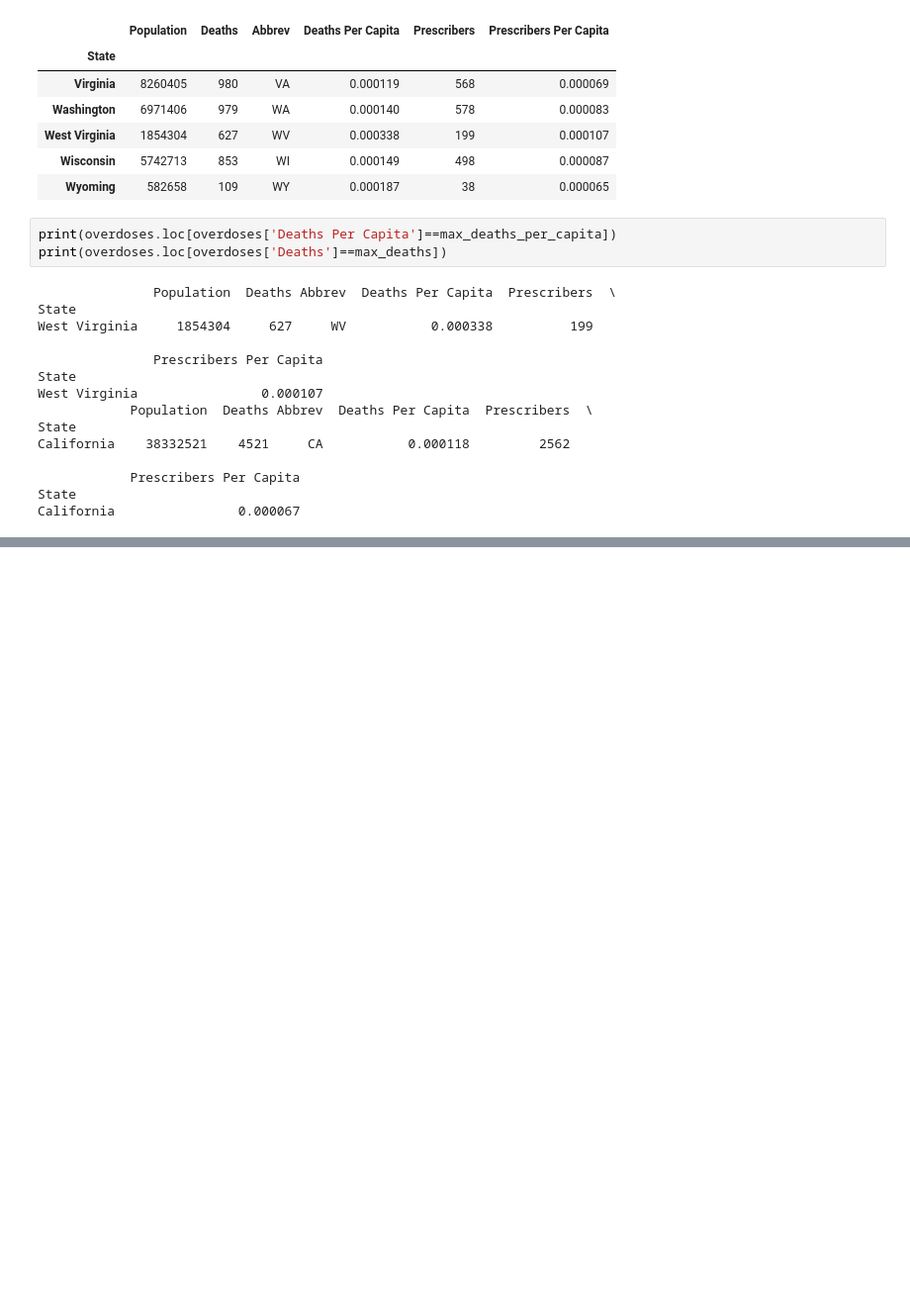
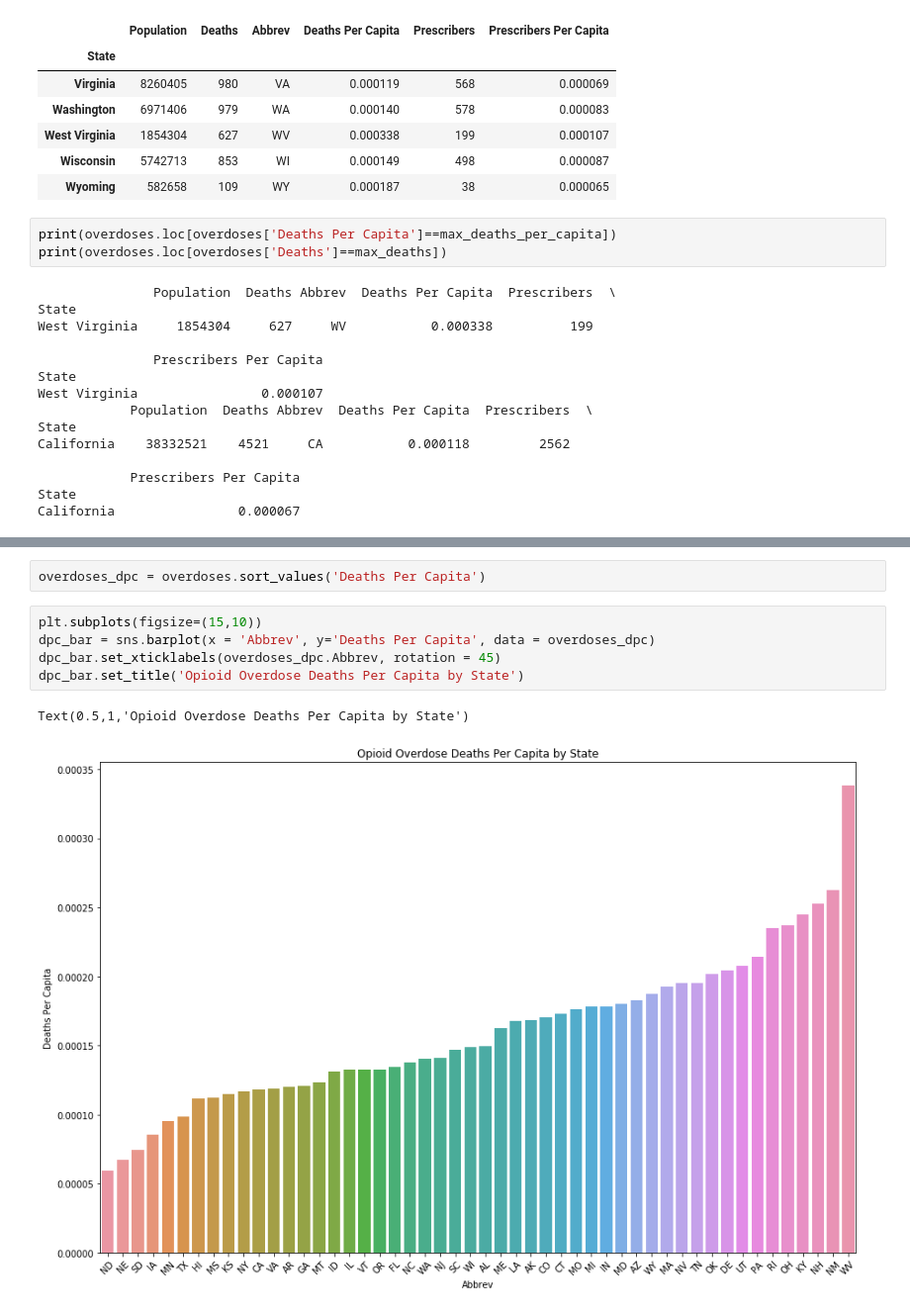
Before and after one commit to ryatchak/springboard, a Jupyter notebook: sandbox/us_opiatedata_kaggle.ipynb, the cells around one changed output, grey strips where cells are left out. Shown at 99% size. Saved outputs shown, nothing was run; the diff lists cells and outputs as text; blank space fills up the shorter version.

```diff
--- a/sandbox/us_opiatedata_kaggle.ipynb
+++ b/sandbox/us_opiatedata_kaggle.ipynb
@@ -114,0 +170,10 @@ California                0.000067
+# %%
+overdoses_dpc = overdoses.sort_values('Deaths Per Capita')
+# %%
+plt.subplots(figsize=(15,10))
+dpc_bar = sns.barplot(x = 'Abbrev', y='Deaths Per Capita', data = overdoses_dpc)
+dpc_bar.set_xticklabels(overdoses_dpc.Abbrev, rotation = 45)
+dpc_bar.set_title('Opioid Overdose Deaths Per Capita by State')
+# %% [output]
+Text(0.5,1,'Opioid Overdose Deaths Per Capita by State')
+[figure, added]
```
Also changed, not shown: parts of 19 cells of this notebook.
